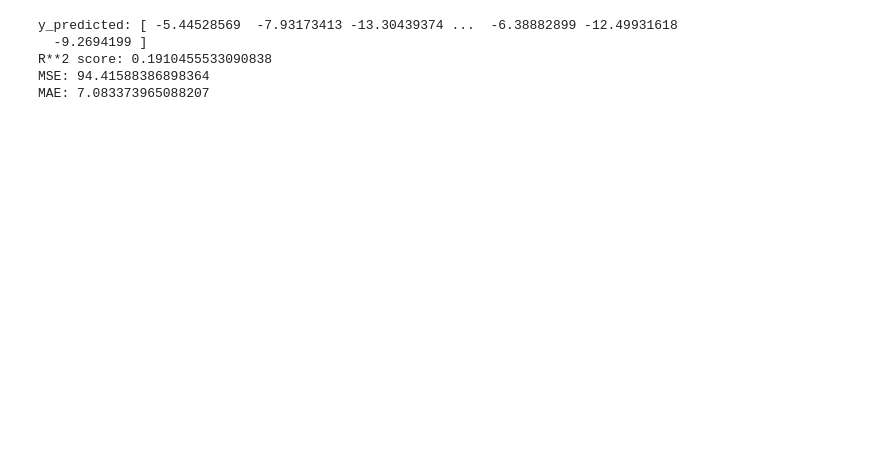
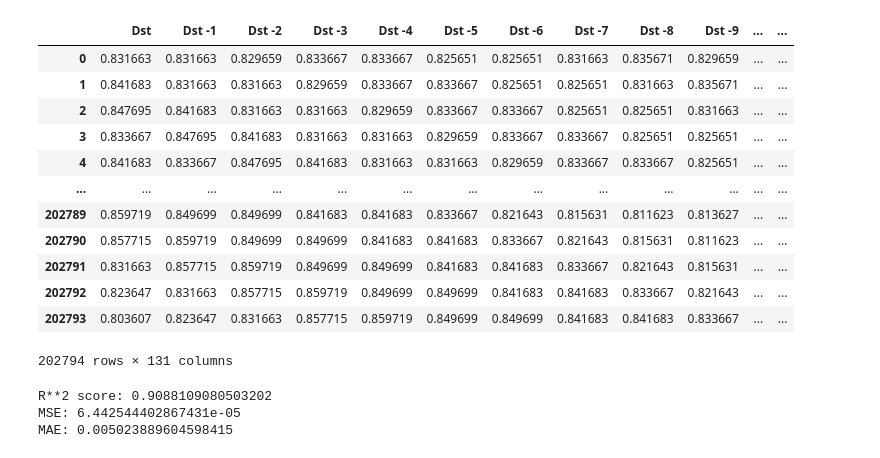
Before and after one commit to pyatikop/dst, a Jupyter notebook: code.ipynb, the cells around one changed output. Saved outputs shown, nothing was run; the diff lists cells and outputs as text; code cells hidden in the pictures; blank space fills up the shorter version.

```diff
--- a/code.ipynb
+++ b/code.ipynb
@@ -69,0 +105,41 @@ dataset = dataset.set_index(date['datetime'])
+# %%
+# df_to_scale = df.iloc[:, 9:]
+# df_not_to_scale = df.iloc[:, :9]
+# names = list(df.iloc[:, 9:].columns)
+
+# scaler = MinMaxScaler()
+
+# df_to_scale = scaler.fit_transform(df_to_scale)
+# df_scaled = pd.DataFrame(df_to_scale, columns=names)
+
+# # df_not_to_scale
+# # df_scaled
+
+# # print("Нормировка при помощи MinMaxScaler")
+# df_new = pd.concat([df_not_to_scale, df_scaled], ignore_index=True, sort=False)
+# # df_new = df_new.dropna()
+# df = df_new
+# df
+
+scaler = MinMaxScaler()
+dataset = scaler.fit_transform(dataset)
+dataset_scaled = pd.DataFrame(dataset, columns=names)
+
+dataset_scaled
+dataset = dataset_scaled.dropna()
+
+dataset
+# %% [output]
+|  | Dst | Dst -1 | Dst -2 | Dst -3 | Dst -4 | Dst -5 | Dst -6 | Dst -7 | Dst -8 | Dst -9 | ... | ... |
+| 0 | 0.831663 | 0.831663 | 0.829659 | 0.833667 | 0.833667 | 0.825651 | 0.825651 | 0.831663 | 0.835671 | 0.829659 | ... | ... |
+| 1 | 0.841683 | 0.831663 | 0.831663 | 0.829659 | 0.833667 | 0.833667 | 0.825651 | 0.825651 | 0.831663 | 0.835671 | ... | ... |
+| 2 | 0.847695 | 0.841683 | 0.831663 | 0.831663 | 0.829659 | 0.833667 | 0.833667 | 0.825651 | 0.825651 | 0.831663 | ... | ... |
+| 3 | 0.833667 | 0.847695 | 0.841683 | 0.831663 | 0.831663 | 0.829659 | 0.833667 | 0.833667 | 0.825651 | 0.825651 | ... | ... |
+| 4 | 0.841683 | 0.833667 | 0.847695 | 0.841683 | 0.831663 | 0.831663 | 0.829659 | 0.833667 | 0.833667 | 0.825651 | ... | ... |
+| ... | ... | ... | ... | ... | ... | ... | ... | ... | ... | ... | ... | ... |
+| 202789 | 0.859719 | 0.849699 | 0.849699 | 0.841683 | 0.841683 | 0.833667 | 0.821643 | 0.815631 | 0.811623 | 0.813627 | ... | ... |
+| 202790 | 0.857715 | 0.859719 | 0.849699 | 0.849699 | 0.841683 | 0.841683 | 0.833667 | 0.821643 | 0.815631 | 0.811623 | ... | ... |
+| 202791 | 0.831663 | 0.857715 | 0.859719 | 0.849699 | 0.849699 | 0.841683 | 0.841683 | 0.833667 | 0.821643 | 0.815631 | ... | ... |
+| 202792 | 0.823647 | 0.831663 | 0.857715 | 0.859719 | 0.849699 | 0.849699 | 0.841683 | 0.841683 | 0.833667 | 0.821643 | ... | ... |
+| 202793 | 0.803607 | 0.823647 | 0.831663 | 0.857715 | 0.859719 | 0.849699 | 0.849699 | 0.841683 | 0.841683 | 0.833667 | ... | ... |
+202794 rows × 131 columns
@@ -71,15 +154,14 @@ dataset = dataset.set_index(date['datetime'])
 if not dataset.index.is_monotonic_increasing:
    dataset = dataset.sort_index()
 
-x_train = dataset[values][:'2019-01-01 01:00:00']
-x_test = dataset[values]['2019-01-01 01:00:00':]
+x_train = dataset.loc[:'2019-01-01 01:00:00', dataset.columns[1:]]
+x_test = dataset.loc['2019-01-01 01:00:00':, dataset.columns[1:]]
 y_train = dataset['Dst'].loc[:'2019-01-01 01:00:00']
 y_test = dataset['Dst'].loc['2019-01-01 01:00:00':]
 
 pipe = make_pipeline(MinMaxScaler(), LinearRegression())
 pipe.fit(x_train, y_train)
 y_pred = pipe.predict(x_test)
-print('y_predicted:', y_pred)
 
 R_2 = metrics.r2_score(y_test, y_pred)
 MSE = metrics.mean_squared_error(y_test, y_pred)
@@ -88,10 +170,12 @@ MAE = metrics.mean_absolute_error(y_test, y_pred)
 print('R**2 score:', R_2)
 print('MSE:', MSE)
 print('MAE:', MAE)
+
+# y_pred = pd.DataFrame(y_pred)
+# y_pred.frame(rx)
+# print('y_predicted:', y_pred)
 # %% [output]
-y_predicted: [ -5.44528569  -7.93173413 -13.30439374 ...  -6.38882899 -12.49931618
-  -9.2694199 ]
-R**2 score: 0.1910455533090838
-MSE: 94.41588386898364
-MAE: 7.083373965088207
+R**2 score: 0.9088109080503202
+MSE: 6.442544402867431e-05
+MAE: 0.005023889604598415
 # %%
```
Also changed, not shown: parts of 10 cells of this notebook.
